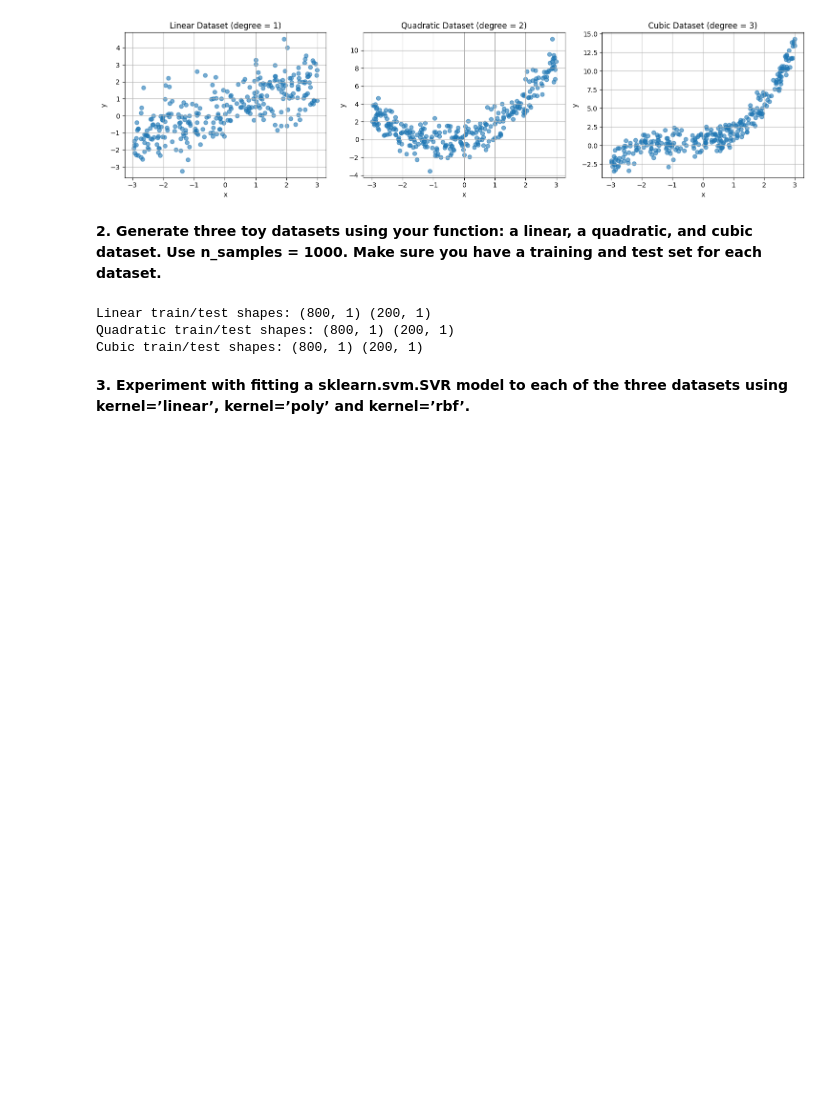
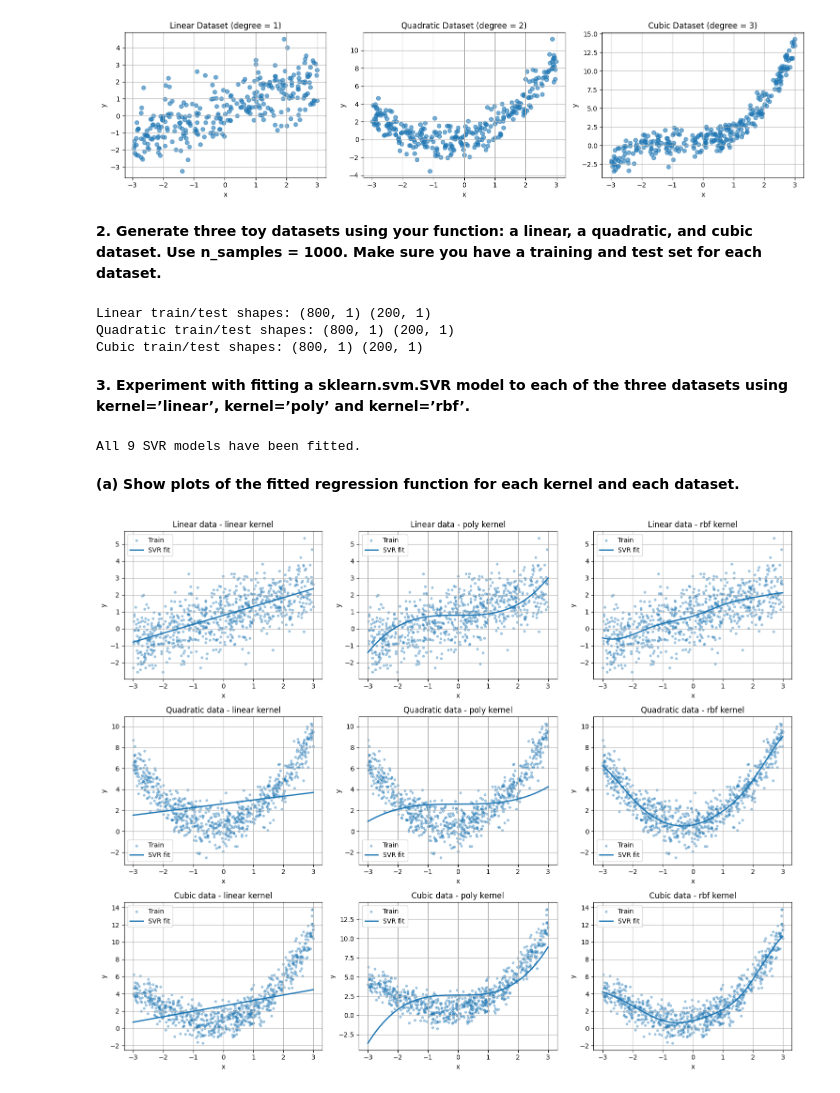
Before and after one commit to saltyypringle/CITS5508-Assignments, a Jupyter notebook: Assignment_1_Dipika_Choudhury.ipynb, the cells around one changed output. Drawn from its saved outputs; the diff is of its cells as text; code cells hidden in the pictures; blank space fills up the shorter version.

```diff
--- a/Assignment_1_Dipika_Choudhury.ipynb
+++ b/Assignment_1_Dipika_Choudhury.ipynb
@@ -442,3 +442,74 @@ Quadratic train/test shapes: (800, 1) (200, 1)
 Cubic train/test shapes: (800, 1) (200, 1)
 # %% [markdown]
 **3. Experiment with fitting a sklearn.svm.SVR model to each of the three datasets using kernel=’linear’, kernel=’poly’ and kernel=’rbf’.**
+# %%
+from sklearn.svm import SVR
+
+# storing everything in one place so it is easier to loop through later
+toy_datasets = {
+    "Linear": (x_linear_train, x_linear_test, y_linear_train, y_linear_test),
+    "Quadratic": (x_quadratic_train, x_quadratic_test, y_quadratic_train, y_quadratic_test),
+    "Cubic": (x_cubic_train, x_cubic_test, y_cubic_train, y_cubic_test)
+}
+
+svr_kernels = ["linear", "poly", "rbf"]
+
+# saving fitted models here
+fitted_svr_models = {}
+
+for dataset_name, (x_train_split, x_test_split, y_train_split, y_test_split) in toy_datasets.items():
+    fitted_svr_models[dataset_name] = {}
+
+    for kernel_name in svr_kernels:
+        # keeping the settings pretty standard for now
+        # for poly, degree=3 is the sklearn default anyway, but I am stating it clearly
+        if kernel_name == "poly":
+            svr_model = SVR(kernel=kernel_name, degree=3)
+        else:
+            svr_model = SVR(kernel=kernel_name)
+
+        svr_model.fit(x_train_split, y_train_split)
+        fitted_svr_models[dataset_name][kernel_name] = svr_model
+
+print("All 9 SVR models have been fitted.")
+# %% [output]
+All 9 SVR models have been fitted.
+# %% [markdown]
+**(a) Show plots of the fitted regression function for each kernel and each dataset.**
+# %%
+import numpy as np
+import matplotlib.pyplot as plt
+
+plt.figure(figsize=(15, 12))
+
+plot_counter = 1
+
+for dataset_name, (x_train_split, x_test_split, y_train_split, y_test_split) in toy_datasets.items():
+    for kernel_name in svr_kernels:
+        plt.subplot(3, 3, plot_counter)
+
+        # plotting the training data
+        plt.scatter(x_train_split, y_train_split, alpha=0.35, s=10, label="Train")
+
+        # making a smooth x-grid so the fitted function looks clean
+        x_plot_grid = np.linspace(-3, 3, 500).reshape(-1, 1)
+
+        # getting predictions from the fitted model
+        fitted_model = fitted_svr_models[dataset_name][kernel_name]
+        y_plot_predictions = fitted_model.predict(x_plot_grid)
+
+        # plotting the fitted regression function
+        plt.plot(x_plot_grid, y_plot_predictions, linewidth=2, label="SVR fit")
+
+        plt.title(f"{dataset_name} data - {kernel_name} kernel")
+        plt.xlabel("x")
+        plt.ylabel("y")
+        plt.grid(True)
+        plt.legend()
+
+        plot_counter += 1
+
+plt.tight_layout()
+plt.show()
+# %% [output]
+[figure, added]
```
